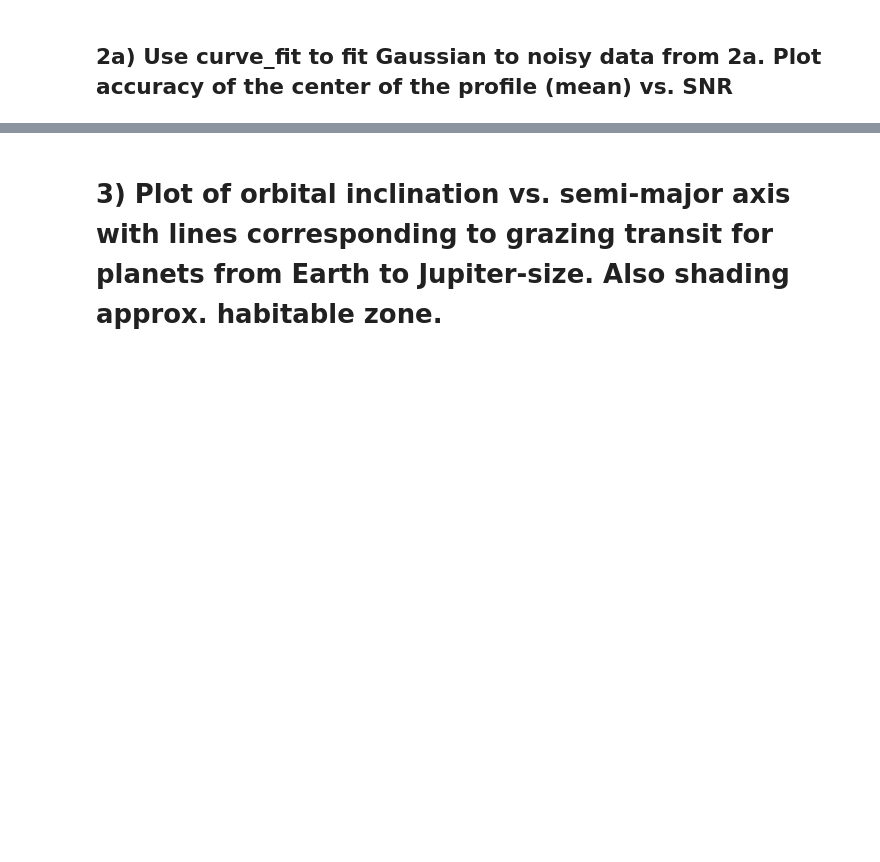
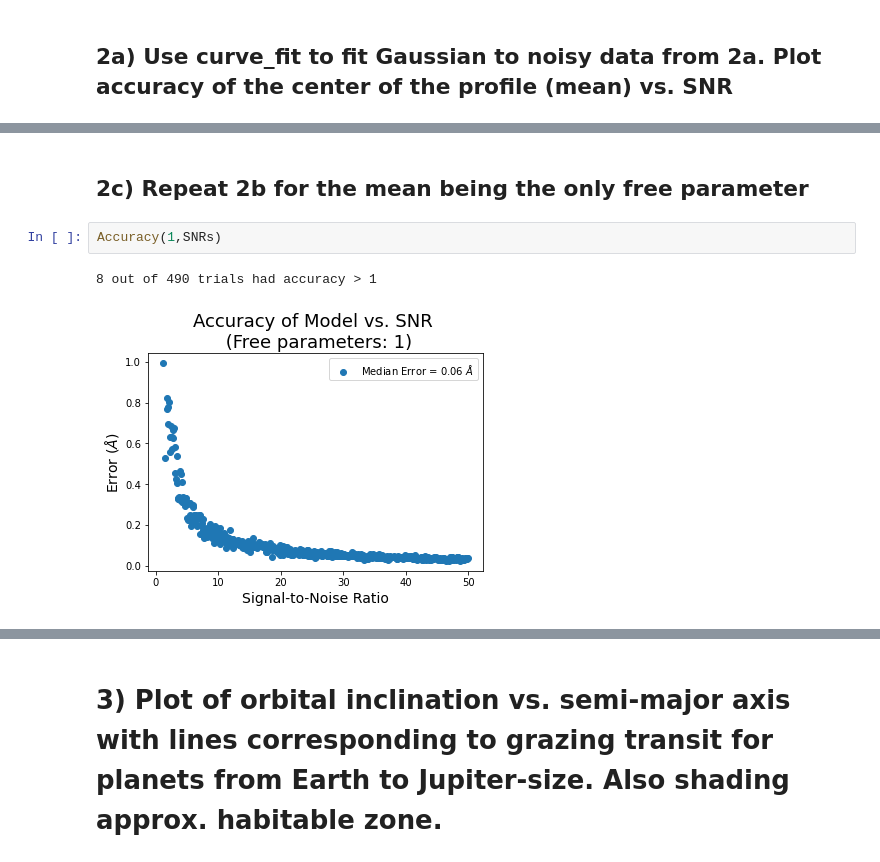
Before and after one commit to jlilly364/ASTR5490, a Jupyter notebook: HW3/PlanetsHW3.ipynb, the cells around one changed output, grey strips where cells are left out. Cells and saved outputs as stored; diff of their text form; blank space fills up the shorter version.

```diff
--- a/HW3/PlanetsHW3.ipynb
+++ b/HW3/PlanetsHW3.ipynb
@@ -138,0 +126,7 @@ Text(0.5, 1.0, 'Accuracy of Model vs. SNR')
+# %% [markdown]
+## 2c) Repeat 2b for the mean being the only free parameter
+# %%
+Accuracy(1,SNRs)
+# %% [output]
+8 out of 490 trials had accuracy > 1
+[figure, added]
```
Also changed, not shown: parts of 20 cells of this notebook, 3 other files.
